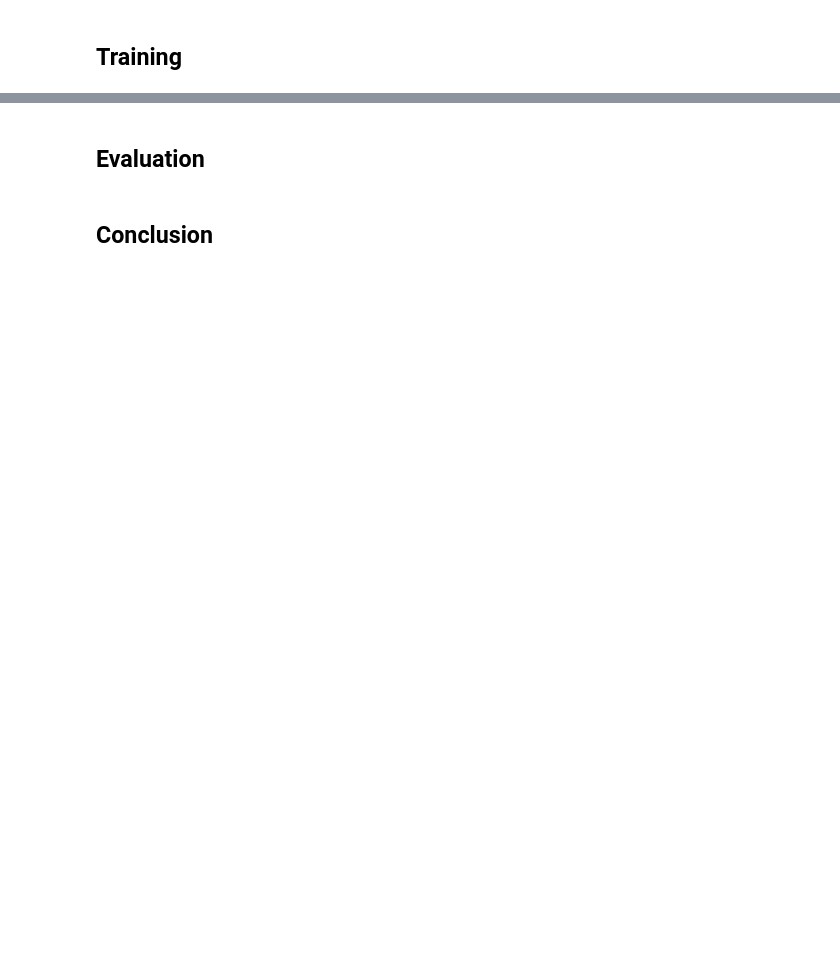
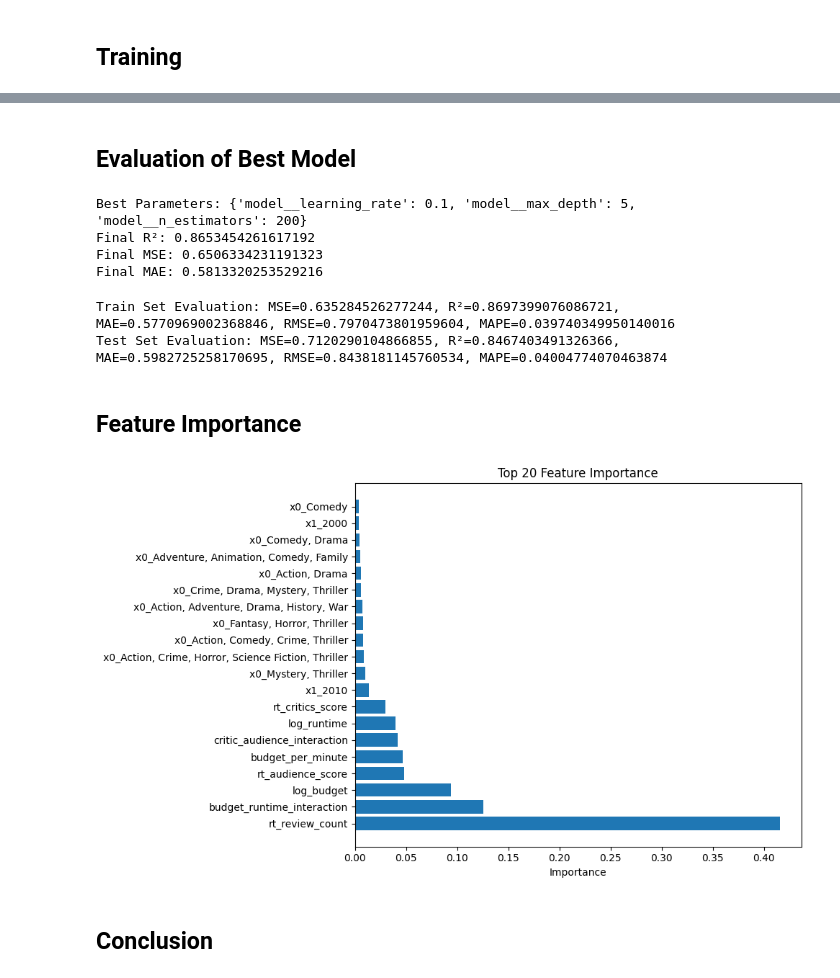
Before and after one commit to HeliaShamszadeh/Data-Science-Project-Movie-Revenue-Prediction-and-EDA, a Jupyter notebook: project.ipynb, the cells around one changed output, grey strips where cells are left out. Drawn from its saved outputs; the diff is of its cells as text; code cells hidden in the pictures; blank space fills up the shorter version.

```diff
--- a/project.ipynb
+++ b/project.ipynb
@@ -906,0 +782,26 @@ fig_critics.show()
+# %%
+best_model_name = results_df.loc[results_df['R²'].idxmax(), 'Model']
+best_model = [model for name, model in models if name == best_model_name][0]
+
+param_grids = {
+    'Random Forest': {
+        'model__n_estimators': [100, 200, 300],
+        'model__max_depth': [10, 20, None],
+        'model__min_samples_split': [2, 5, 10]
+    },
+    'Gradient Boosting': {
+        'model__n_estimators': [100, 200],
+        'model__learning_rate': [0.05, 0.1],
+        'model__max_depth': [3, 5, 10]
+    },
+    'XGBoost': {
+        'model__n_estimators': [100, 200],
+        'model__max_depth': [3, 5, 10],
+        'model__learning_rate': [0.05, 0.1],
+        'model__min_child_weight': [1, 3]
+    }
+}
+# %%
+pipeline = Pipeline(steps=[('preprocessor', preprocessor), ('model', best_model)])
+grid_search = GridSearchCV(pipeline, param_grids[best_model_name], cv=kf, scoring='neg_mean_squared_error')
+grid_search.fit(X, y)
@@ -907,4 +826,54 @@ fig_critics.show()
 # %% [markdown]
-## Evaluation
+## Evaluation of Best Model
+# %%
+best_model = grid_search.best_estimator_
+y_pred = best_model.predict(X)
+print(f"Best Parameters: {grid_search.best_params_}")
+print(f"Final R²: {r2_score(y, y_pred)}")
+print(f"Final MSE: {mean_squared_error(y, y_pred)}")
+print(f"Final MAE: {mean_absolute_error(y, y_pred)}")
+# %% [output]
+Best Parameters: {'model__learning_rate': 0.1, 'model__max_depth': 5, 'model__n_estimators': 200}
+Final R²: 0.8653454261617192
+Final MSE: 0.6506334231191323
+Final MAE: 0.5813320253529216
+# %%
+# Train Set Evaluation
+y_pred_train = best_model.predict(X_train)
+train_mse = mean_squared_error(y_train, y_pred_train)
+train_r2 = r2_score(y_train, y_pred_train)
+train_mae = mean_absolute_error(y_train, y_pred_train)
+train_rmse = np.sqrt(train_mse)
+train_mape = mean_absolute_percentage_error(y_train, y_pred_train)
+
+# Test Set Evaluation
+y_pred_test = best_model.predict(X_test)
+test_mse = mean_squared_error(y_test, y_pred_test)
+test_r2 = r2_score(y_test, y_pred_test)
+test_mae = mean_absolute_error(y_test, y_pred_test)
+test_rmse = np.sqrt(test_mse)
+test_mape = mean_absolute_percentage_error(y_test, y_pred_test)
+
+# Display the results
+print(f"Train Set Evaluation: MSE={train_mse}, R²={train_r2}, MAE={train_mae}, RMSE={train_rmse}, MAPE={train_mape}")
+print(f"Test Set Evaluation: MSE={test_mse}, R²={test_r2}, MAE={test_mae}, RMSE={test_rmse}, MAPE={test_mape}")
+# %% [output]
+Train Set Evaluation: MSE=0.635284526277244, R²=0.8697399076086721, MAE=0.5770969002368846, RMSE=0.7970473801959604, MAPE=0.039740349950140016
+Test Set Evaluation: MSE=0.7120290104866855, R²=0.8467403491326366, MAE=0.5982725258170695, RMSE=0.8438181145760534, MAPE=0.04004774070463874
+# %% [markdown]
+## Feature Importance
+# %%
+if hasattr(best_model.named_steps['model'], 'feature_importances_'):
+    feature_names = numerical_cols.tolist() + list(best_model.named_steps['preprocessor'].transformers_[1][1].named_steps['onehot'].get_feature_names_out())
+    feature_importances = best_model.named_steps['model'].feature_importances_
+    plt.figure(figsize=(10, 6))
+    sorted_idx = np.argsort(feature_importances)[::-1]
+    plt.barh(np.array(feature_names)[sorted_idx][:20], feature_importances[sorted_idx][:20])
+    plt.title('Top 20 Feature Importance')
+    plt.xlabel('Importance')
+    plt.tight_layout()
+    plt.show()
+# %% [output]
+[figure, added]
 # %% [markdown]
 ## Conclusion
```
Also changed, not shown: parts of 61 cells of this notebook, 7 other files.
